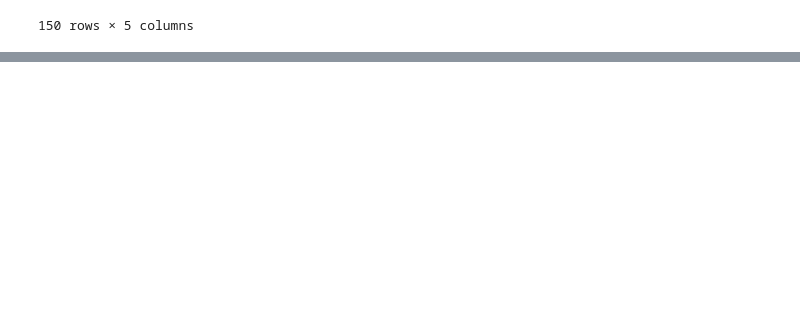
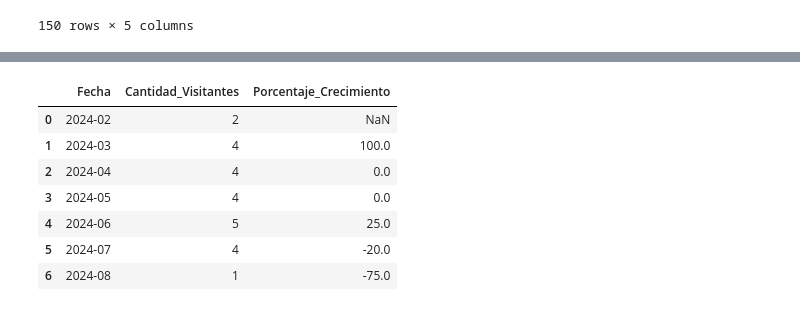
Before and after one commit to Felipe-Valdes/ICC368, a Jupyter notebook: MuseoApp/src/presentation/Museo_Data.ipynb, the cells around one changed output, grey strips where cells are left out. Drawn from its saved outputs; the diff is of its cells as text; code cells hidden in the pictures; blank space fills up the shorter version.

Commit message:
fix: Pasado el analisis por porcentaje de personas por mes de JSON a DataFrame.

```diff
--- a/MuseoApp/src/presentation/Museo_Data.ipynb
+++ b/MuseoApp/src/presentation/Museo_Data.ipynb
@@ -130,12 +201,23 @@ display(artefact_repository.get_artefacts_ordered_by_family_and_name())
 # %%
 import src.business.VisitorService as VisitorService
 import pandas as pd
 
 # Requerimiento 6.
 # Calcula el crecimiento de visitantes en porcentaje entre periodos de tiempo.
 
 visitor_service = VisitorService.VisitorService()
-display(visitor_service.visitors_growth_percentage("2020-01-01", "2025-12-31","month"))
+visitor_repository = VisitorRepository.VisitorRepository()
+
+display(visitor_service.visitors_growth_percentage_json("2020-01-01", "2025-12-31","month"))
+# %% [output]
+|  | Fecha | Cantidad_Visitantes | Porcentaje_Crecimiento |
+| 0 | 2024-02 | 2 | NaN |
+| 1 | 2024-03 | 4 | 100.0 |
+| 2 | 2024-04 | 4 | 0.0 |
+| 3 | 2024-05 | 4 | 0.0 |
+| 4 | 2024-06 | 5 | 25.0 |
+| 5 | 2024-07 | 4 | -20.0 |
+| 6 | 2024-08 | 1 | -75.0 |
 # %%
 import src.persistence.ExpositionRepository as ExpositionRepository
 
```
Also changed, not shown: parts of 7 cells of this notebook.
